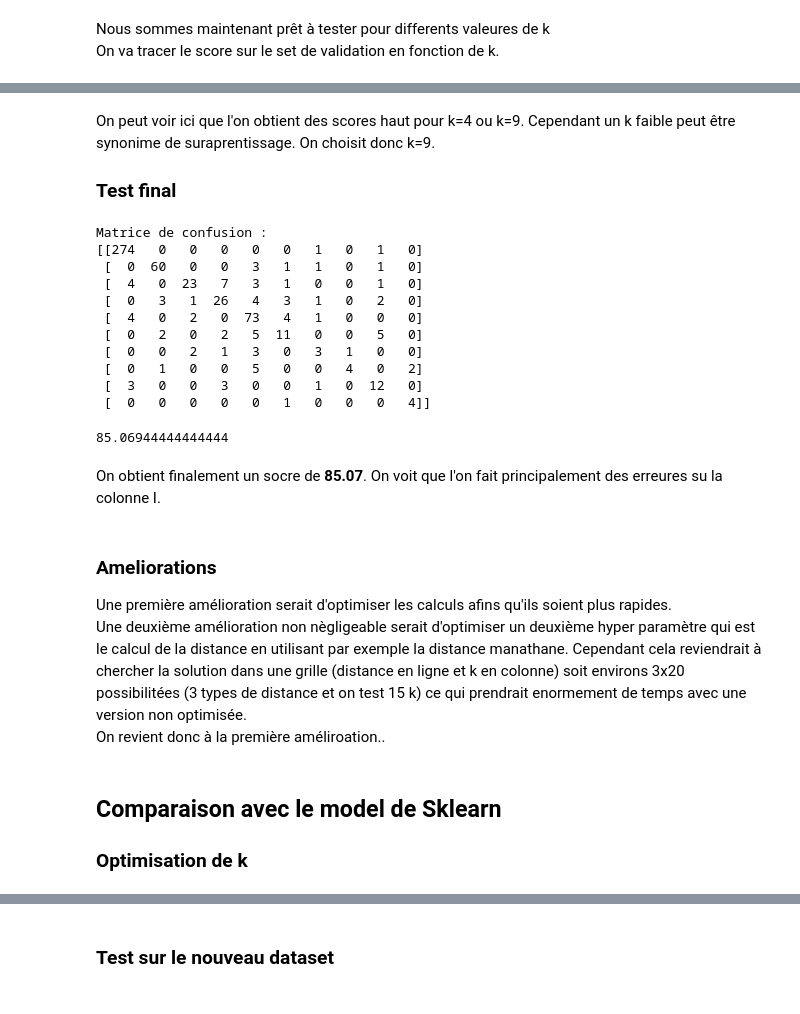
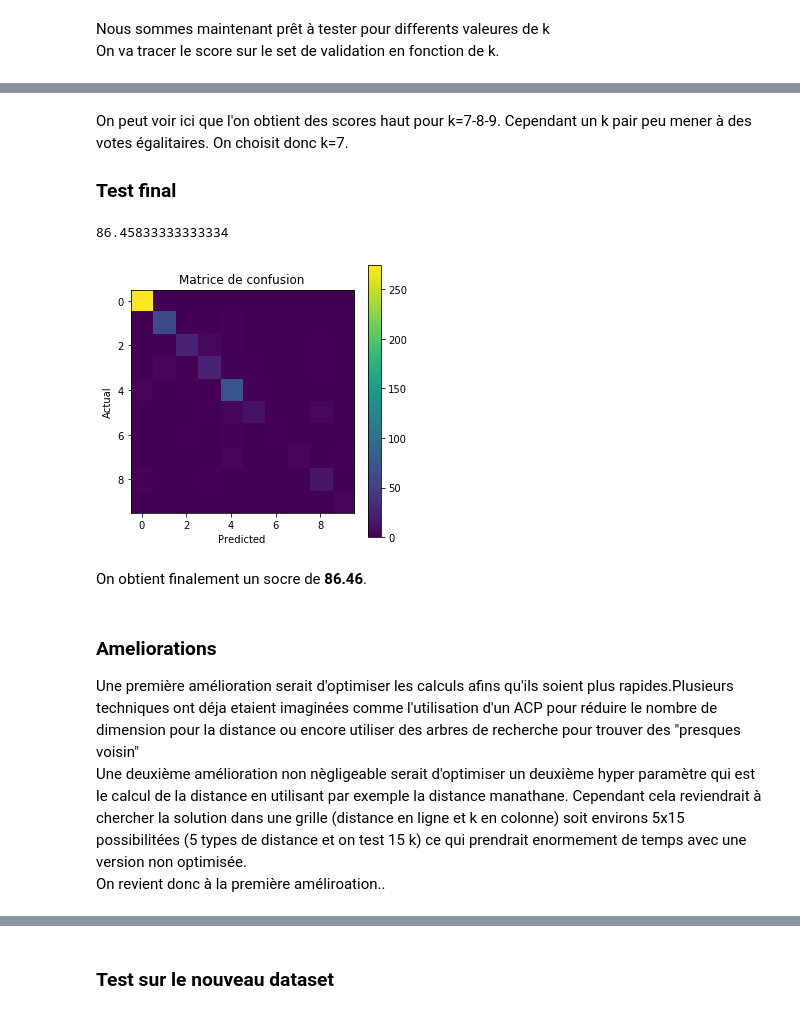
Before and after one commit to VictorGoubet/Classification, a Jupyter notebook: Notebook KNN.ipynb, the cells around one changed output, grey strips where cells are left out. Saved outputs shown, nothing was run; the diff lists cells and outputs as text; code cells hidden in the pictures.

```diff
--- a/Notebook KNN.ipynb
+++ b/Notebook KNN.ipynb
@@ -33,8 +38,11 @@ labels_Class=np.unique(Y)
+# %%
+std_scale = preprocessing.StandardScaler().fit(X)
+X_normalize = std_scale.transform(X)
 # %% [markdown]
 On utilise le module Sklearn pour séparer nos donner en un jeux d'entrainement et un autre de test. <br>
 La separation est plus efficace car il procéde à un mélange alétoire avant de séparer les données
 # %%
-X_train, X_test, Y_train, Y_test = model_selection.train_test_split(X, Y,test_size=0.2,random_state=4871)
+X_train, X_test, Y_train, Y_test = model_selection.train_test_split(X_normalize, Y,test_size=0.2,random_state=4871)
 #On fixe le random state afin d'avoir toujours la même distribution aléatoire
 print(X_train.shape)
 # %% [output]
@@ -192,31 +201,17 @@ plt.grid()
 # %% [markdown]
-On peut voir ici que l'on obtient des scores haut pour k=4 ou k=9. Cependant un k faible peut être synonime de suraprentissage. On choisit donc k=9.
+On peut voir ici que l'on obtient des scores haut pour k=7-8-9. Cependant un k pair peu mener à des votes égalitaires. On choisit donc k=7.
 ### Test final
 # %%
-model=KNN(9)
+model=KNN(7)
 model.Train(X_train,Y_train)
 model.Precision(X_test,Y_test,True)
 # %% [output]
-Matrice de confusion :
-[[274   0   0   0   0   0   1   0   1   0]
- [  0  60   0   0   3   1   1   0   1   0]
- [  4   0  23   7   3   1   0   0   1   0]
- [  0   3   1  26   4   3   1   0   2   0]
- [  4   0   2   0  73   4   1   0   0   0]
- [  0   2   0   2   5  11   0   0   5   0]
- [  0   0   2   1   3   0   3   1   0   0]
- [  0   1   0   0   5   0   0   4   0   2]
- [  3   0   0   3   0   0   1   0  12   0]
- [  0   0   0   0   0   1   0   0   0   4]]
+86.45833333333334
-85.06944444444444
+[figure, added]
-# %% [markdown]
-On obtient finalement un socre de **85.07**. On voit que l'on fait principalement des erreures su la colonne I.
+# %% [markdown]
+On obtient finalement un socre de **86.46**.
 # %% [markdown]
 ### Ameliorations
 
-Une première amélioration serait d'optimiser les calculs afins qu'ils soient plus rapides.<br>
-Une deuxième amélioration non nègligeable serait d'optimiser un deuxième hyper paramètre qui est le calcul de la distance en utilisant par exemple la distance manathane. Cependant cela reviendrait à chercher la solution dans une grille (distance en ligne et k en colonne) soit environs 3x20 possibilitées (3 types de distance et on test 15 k) ce qui prendrait enormement de temps avec une version non optimisée.<br> On revient donc à la première améliroation..
+Une première amélioration serait d'optimiser les calculs afins qu'ils soient plus rapides.Plusieurs techniques ont déja etaient imaginées comme l'utilisation d'un ACP pour réduire le nombre de dimension pour la distance ou encore utiliser des arbres de recherche pour trouver des "presques voisin"<br>
+Une deuxième amélioration non nègligeable serait d'optimiser un deuxième hyper paramètre qui est le calcul de la distance en utilisant par exemple la distance manathane. Cependant cela reviendrait à chercher la solution dans une grille (distance en ligne et k en colonne) soit environs 5x15 possibilitées (5 types de distance et on test 15 k) ce qui prendrait enormement de temps avec une version non optimisée.<br> On revient donc à la première améliroation..
-# %% [markdown]
-## Comparaison avec le model de Sklearn
-
-### Optimisation de k
```
Also changed, not shown: parts of 50 cells of this notebook, 3 other files.
